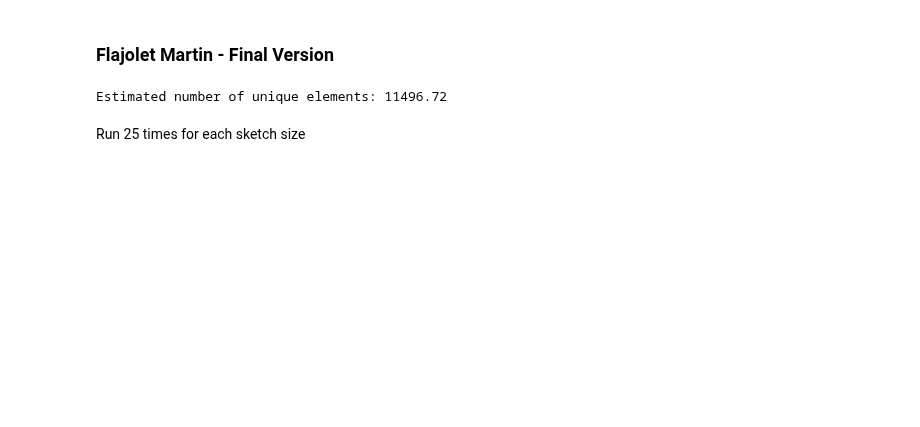
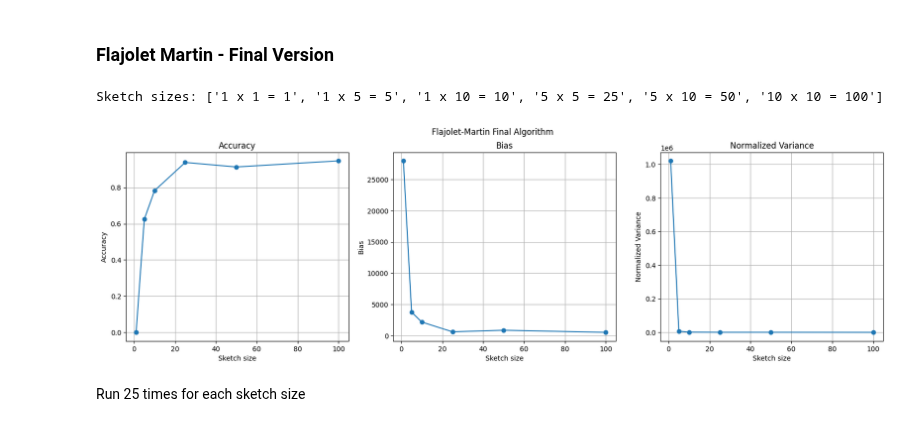
Before and after one commit to Gal-Noy/MSC-Data-Streaming-Algorithms, a Jupyter notebook: FM_CountMin/FM_CountMin.ipynb, the cells around one changed output. Drawn from its saved outputs; the diff is of its cells as text; code cells hidden in the pictures; blank space fills up the shorter version.

```diff
--- a/FM_CountMin/FM_CountMin.ipynb
+++ b/FM_CountMin/FM_CountMin.ipynb
@@ -98,24 +138,30 @@ Estimated number of unique elements: 11639.67
 # %% [markdown]
 ### Flajolet Martin - Final Version
 # %%
-def flajolet_martin_final(stream: np.ndarray, t: int, s: int) -> float:
+def flajolet_martin_final(stream: np.ndarray, t: int, s: int, seed: int = SEED) -> float:
     """
     Flajolet-Martin Final algorithm that uses t instances of Flajolet-Martin Beta.
     :param stream: numpy array of elements
     :param t: number of Flajolet-Martin Beta instances to run
     :param s: number of FM estimators per Flajolet-Martin Beta instance
+    :param seed: seed for the random number generator
     :return: median of the distinct element estimates
     """
-    hash_funcs = np.random.default_rng(SEED).integers(0, P, size=(t, s, 2))
+    hash_funcs = np.random.default_rng(seed).integers(0, P, size=(t, s, 2))
 
     Zs = [np.min([hash_stream(stream, a, b) for a, b in hash_funcs[i]], axis=1) for i in range(t)]
     estimates = [1 / np.mean(Z) - 1 for Z in Zs]
 
     return np.median(estimates)
-
-# Sanity check
-print(f"Estimated number of unique elements: {flajolet_martin_final(stream, 3, 100):.2f}")
-# %% [output]
-Estimated number of unique elements: 11496.72
+# %%
+TS = [(1, 1), (1, 5), (1, 10), (5, 5), (5, 10), (10, 10)]
+print(f"Sketch sizes: {[f'{t} x {s} = {t * s}' for t, s in TS]}")
+
+results = {t * s: [flajolet_martin_final(stream, t, s, i) for i in range(NUM_RUNS)] for t, s in TS}
+
+plot_metrics(results, "Flajolet-Martin Final Algorithm")
+# %% [output]
+Sketch sizes: ['1 x 1 = 1', '1 x 5 = 5', '1 x 10 = 10', '5 x 5 = 25', '5 x 10 = 50', '10 x 10 = 100']
+[figure, added]
 # %% [markdown]
 Run 25 times for each sketch size
```
Also changed, not shown: parts of 7 cells of this notebook.
